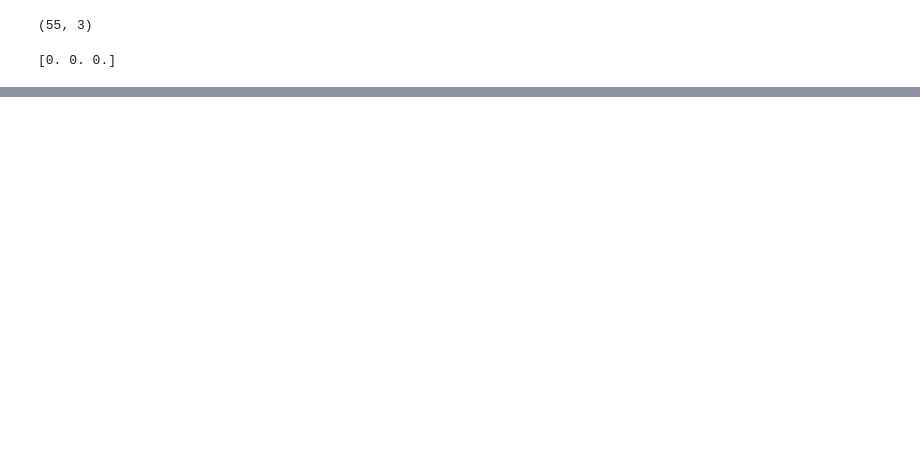
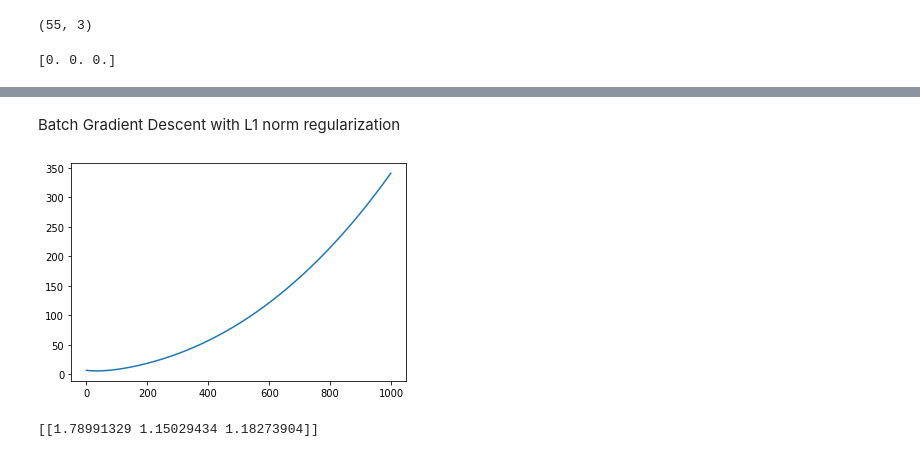
Before and after one commit to sakshamssy/neuralNetwork-FuzzyLogic, a Jupyter notebook: ASSGN1_Q1.ipynb, the cells around one changed output, grey strips where cells are left out. Cells and saved outputs as stored; diff of their text form; code cells hidden in the pictures; blank space fills up the shorter version.

```diff
--- a/ASSGN1_Q1.ipynb
+++ b/ASSGN1_Q1.ipynb
@@ -49,0 +95,8 @@ trainingData
+# %%
+def batch_gradient_descent_l1(X,y,w,alpha,iters,lamb):
+    cost_history = np.zeros(iters)
+    for i in range(iters):
+        hypothesis = np.dot(X,w.T)
+        w = w - (alpha/len(y)) * (np.dot(hypothesis - y, X) - (lamb/2)*np.sign(w))
+        cost_history[i] = cost_function_l2(X,y,w,lamb)
+    return w, cost_history
@@ -152,0 +205,12 @@ NameError: ignored
+# %% [markdown]
+Batch Gradient Descent with L1 norm regularization
+# %%
+alpha=0.004 ##learning rate
+iters=1000 ###iterations
+lamb=3
+batch_w,J_his = batch_gradient_descent_l1(X,y,w,alpha,iters,lamb)
+
+plt.plot(range(iters),J_his)
+plt.show()
+# %% [output]
+[figure, added]
@@ -152,0 +219,5 @@ NameError: ignored
+# %%
+bgd=batch_w[-1:]
+print(bgd)
+# %% [output]
+[[1.78991329 1.15029434 1.18273904]]
```
Also changed, not shown: parts of 57 cells of this notebook, 13 other files.
